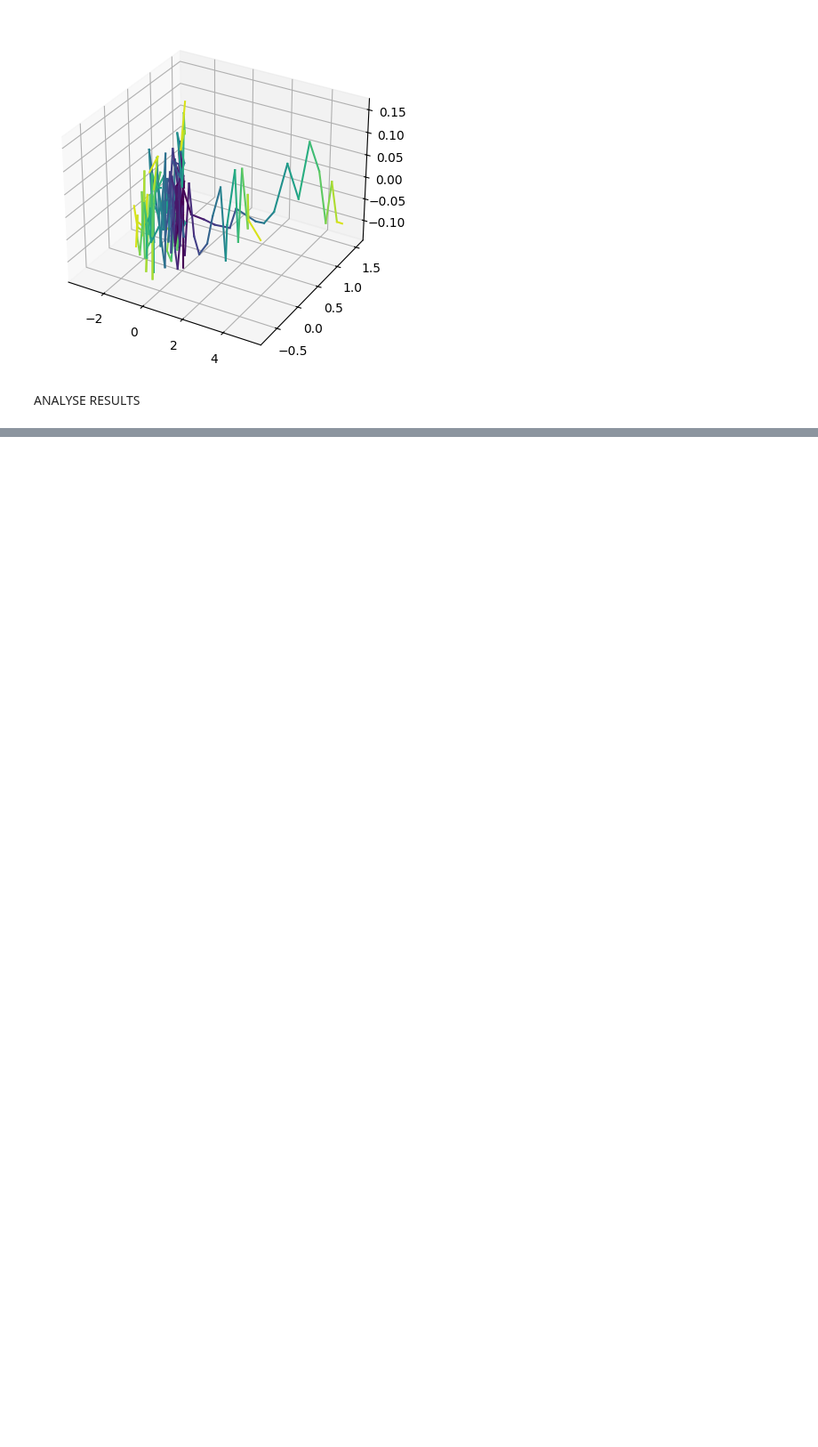
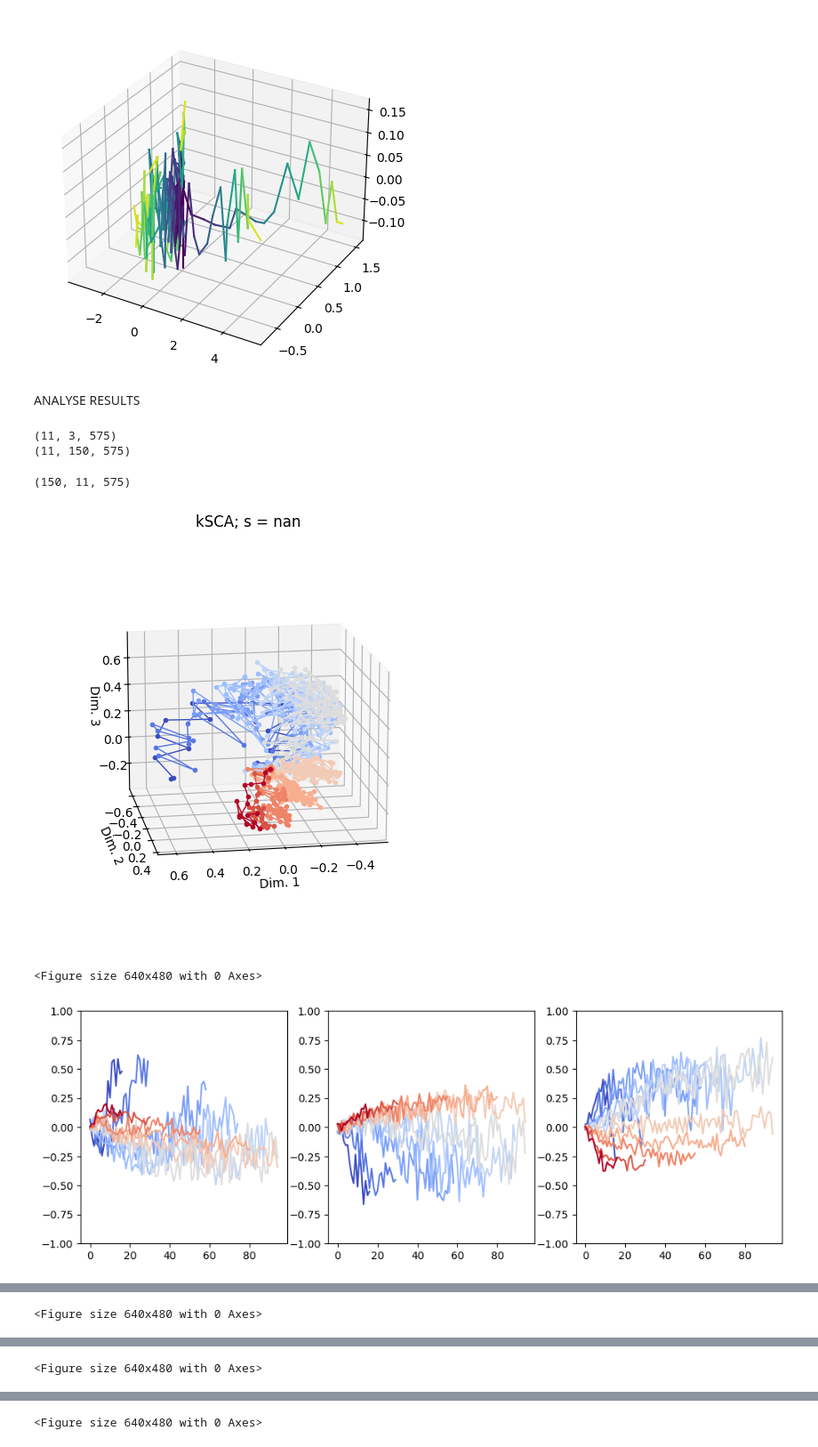
Before and after one commit to ArielleRosinski/SCA_project, a Jupyter notebook: DDM.ipynb, the cells around one changed output, grey strips where cells are left out. Shown at 89% size. Drawn from its saved outputs; the diff is of its cells as text; code cells hidden in the pictures; blank space fills up the shorter version.

```diff
--- a/DDM.ipynb
+++ b/DDM.ipynb
@@ -324,0 +334,55 @@ Y_kSCA =
+# %%
+print(Y_kSCA.shape)
+print(paths.swapaxes(0,1).shape)
+# %% [output]
+(11, 3, 575)
+(11, 150, 575)
+# %%
+paths.shape
+# %% [output]
+(150, 11, 575)
+# %%
+Y_kSCA = jnp.load('/Users/ariellerosinski/My Drive/Cambridge/Project/outputs/DDM/DDM/kSCA/Y_kSCA_3d_sigma10.0_proj_dims50.npy')
+Y_SCA = jnp.load('/Users/ariellerosinski/My Drive/Cambridge/Project/outputs/DDM/DDM/SCA/Y_SCA_3d_sigma10.0_proj_dims50.npy')
+Y_PCA = jnp.load('/Users/ariellerosinski/My Drive/Cambridge/Project/outputs/DDM/DDM/PCA/Y_PCA_3d_sigma10.0_proj_dims50.npy')
+
+def analyse_projs(Y, RTs, ymin = -1, ymax=1):
+    K, _, _ = Y.shape
+    thresholds = jnp.floor(jnp.mean(RTs, axis=0)).astype(int)
+    for i, idx in enumerate(thresholds):
+        Y = Y.at[i, :, idx:].set(jnp.nan)
+
+
+    plot_3D_K_coded(Y, rotate=True, azimuth=80, elevation=15)
+
+    plt.figure()
+    fig, axs = plt.subplots(1,3, figsize=(12,4))
+    cmap = plt.get_cmap('coolwarm', K)
+    for k in range(Y.shape[0]):
+        color = cmap(k / (K - 1))
+        axs[0].plot(Y[k, 0, :], color=color)
+        axs[1].plot(Y[k, 1, :], color=color)
+        axs[2].plot(Y[k, 2, :], color=color)
+
+    for ax in axs:
+        ax.set_ylim(ymin, ymax)
+analyse_projs(Y_kSCA, RTs)
+analyse_projs(Y_SCA, RTs, ymin = -5, ymax=5)
+analyse_projs(Y_PCA, RTs, ymin = -5, ymax=5)
+
+
+plt.figure()
+fig, ax = plt.subplots(figsize=(4,4))
+cmap = plt.get_cmap('coolwarm', K)
+paths_avg = jnp.mean(paths, axis=0)
+thresholds = jnp.floor(jnp.mean(RTs, axis=0)).astype(int)
+for i, idx in enumerate(thresholds):
+    paths_avg = paths_avg.at[i, idx:].set(jnp.nan)
+
+for k in range(paths_avg.shape[0]):
+    color = cmap(k / (K - 1))
+    ax.plot(paths_avg[k,:], color=color)
+# %% [output]
+[figure, added]
+<Figure size 640x480 with 0 Axes>
+[figure, added]
@@ -324,0 +390 @@ Y_kSCA =
+<Figure size 640x480 with 0 Axes>
@@ -324,0 +393 @@ Y_kSCA =
+<Figure size 640x480 with 0 Axes>
@@ -324,0 +395 @@ Y_kSCA =
+<Figure size 640x480 with 0 Axes>
```
Also changed, not shown: parts of 5 cells of this notebook, 2 other files.
